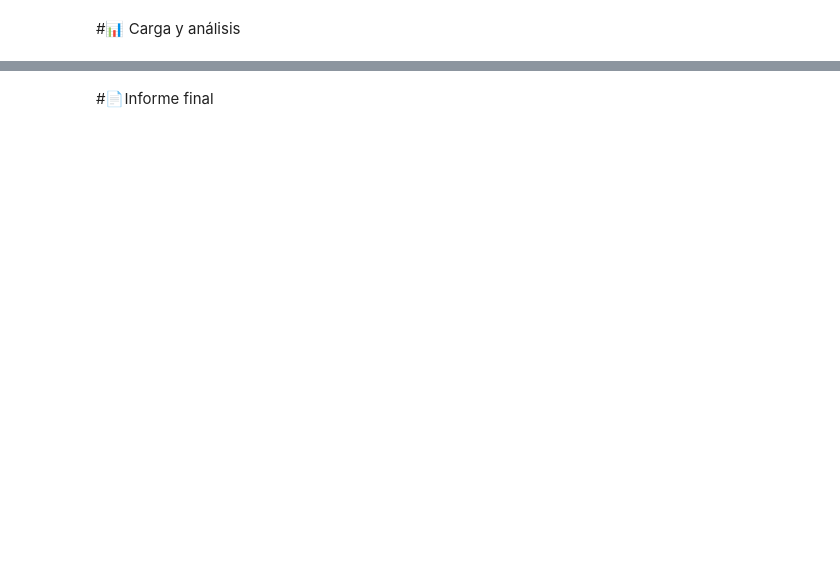
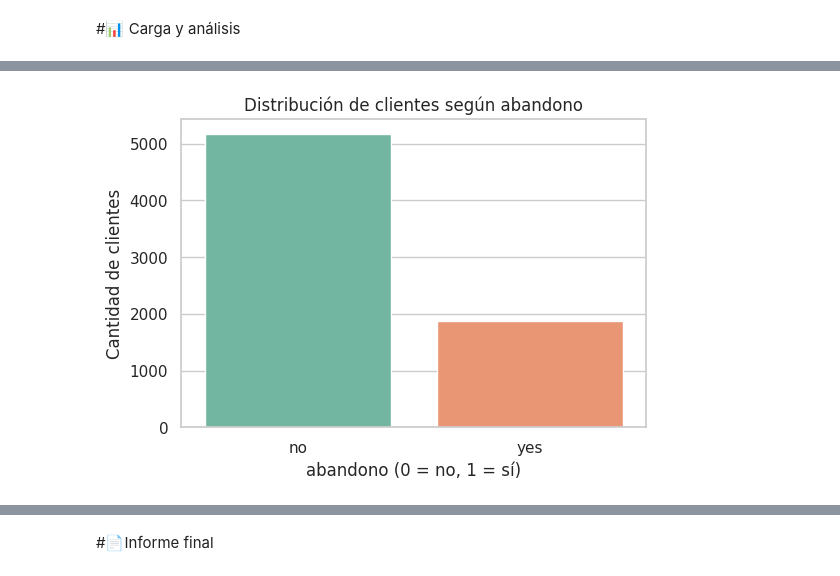
Before and after one commit to ENRIQUEAHERNANDEZ/TelecomX, a Jupyter notebook: TelecomX_LATAM.ipynb, the cells around one changed output, grey strips where cells are left out. Cells and saved outputs as stored; diff of their text form; code cells hidden in the pictures; blank space fills up the shorter version.

```diff
--- a/TelecomX_LATAM.ipynb
+++ b/TelecomX_LATAM.ipynb
@@ -267,0 +292,17 @@ print(df_limpio.columns.tolist())
+# %%
+import matplotlib.pyplot as plt
+import seaborn as sns
+
+# Estilo visual
+sns.set(style="whitegrid")
+
+# Crear gráfico de conteo con uso correcto de 'hue'
+plt.figure(figsize=(6, 4))
+sns.countplot(data=df_limpio, x="abandono", hue="abandono", palette="Set2", dodge=False, legend=False)
+
+plt.title("Distribución de clientes según abandono")
+plt.xlabel("abandono (0 = no, 1 = sí)")
+plt.ylabel("Cantidad de clientes")
+plt.show()
+# %% [output]
+[figure, added]
```
Also changed, not shown: parts of 24 cells of this notebook.
